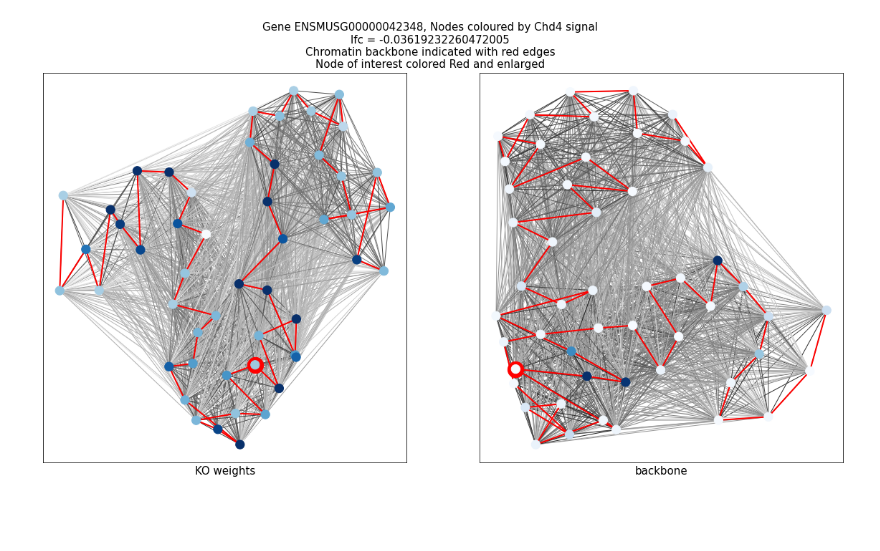
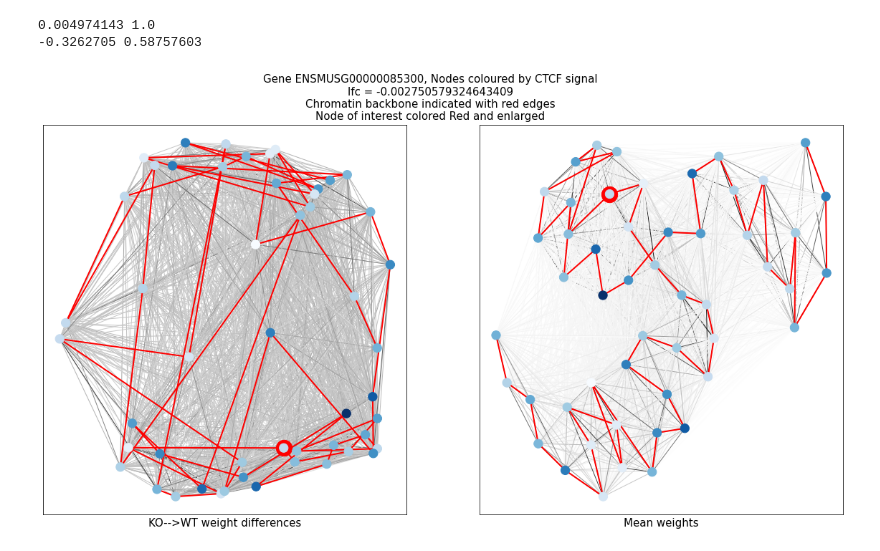
Before and after one commit to dhall1995/GrapHiC, a Jupyter notebook: Graph_visualisation.ipynb, the cells around one changed output. Saved outputs shown, nothing was run; the diff lists cells and outputs as text; code cells hidden in the pictures; blank space fills up the shorter version.

```diff
--- a/Graph_visualisation.ipynb
+++ b/Graph_visualisation.ipynb
@@ -42,10 +38,8 @@ def torch_to_nx(arch, fnames= fnames):
                    )
     G.add_edges_from([(arch.edge_index.numpy()[0,idx],
                        arch.edge_index.numpy()[1,idx],
-                     {'WT_weight': arch.edge_attr.numpy()[idx,0],
-                      'KO_weight': arch.edge_attr.numpy()[idx,1],
-                      'backbone': arch.edge_attr.numpy()[idx,2],
-                      }
+                     {'mean_weight': arch.edge_attr.numpy()[idx,0],
+                      'diff_weight': arch.edge_attr.numpy()[idx,1]}
                      ) for idx in np.arange(arch.edge_index.numpy().shape[1])
                      ])
 
@@ -59,7 +53,7 @@ def symlog(vec):
 
 def draw_graph(G,
                ax,
-               weight = 'WT_weight',
+               weight = 'mean_weight',
                color_nodes_by = 'Mbd3',
                node_cmap = 'Blues',
                edge_cmap = 'Reds',
@@ -90,6 +84,7 @@ def draw_graph(G,
                            )
 
     edge_weights = np.array([G[edge[0]][edge[1]][weight] for edge in G.edges()])
+    print(np.min(edge_weights),np.max(edge_weights))
     if log_edge_weight:
         edge_weights = symlog(edge_weights)
 
@@ -103,32 +98,39 @@ def draw_graph(G,
 
     nx.draw_networkx_edges(G,
                            pos,
-                           edgelist = [edge for edge in G.edges() if G[edge[0]][edge[1]]['backbone']==True],
+                           edgelist = [edge for edge in G.edges() if abs(edge[0]-edge[1])==1],
                            edge_color = 'red',
                            width = 2,
                            connectionstyle = 'arc3,rad=0.2',
                            ax = ax
                            )
+# %%
+DATASET = "Data/dset_15difffeatures_500kb_wayneRNAseq.pt"
+dset = torch.load(DATASET)
 # %%
 fig,ax = plt.subplots(1,2, figsize = (20,10))
-node_col_WT = '48h_Chd4'
-node_col_KO = 'KO_Chd4'
-idx = 59
-dat,name = torch_to_nx(train_dset[idx])
+node_col_mean = 'CTCF mean'
+node_col_diff = 'CTCF diff'
+idx = 0
+
+dat,name = torch_to_nx(dset[idx])
 draw_graph(dat,
            ax[1],
            color_nodes_by=node_col_WT,
-           weight = 'WT_weight'
+           weight = 'mean_weight',
+           log_edge_weight = True
           )
-ax[1].set_xlabel("backbone", size = 15)
+ax[1].set_xlabel("Mean weights", size = 15)
 
 draw_graph(dat,
            ax[0],
            color_nodes_by=node_col_KO,
-           weight = 'KO_weight')
-ax[0].set_xlabel("KO weights", size = 15)
+           weight = 'diff_weight')
+ax[0].set_xlabel("KO-->WT weight differences", size = 15)
 
-title = fig.suptitle(f"Gene {name}, Nodes coloured by Chd4 signal\nlfc = {train_dset[idx].y}\nChromatin backbone indicated with red edges\nNode of interest colored Red and enlarged",
+title = fig.suptitle(f"Gene {name}, Nodes coloured by CTCF signal\nlfc = {dset[idx].y}\nChromatin backbone indicated with red edges\nNode of interest colored Red and enlarged",
          size = 15)
 # %% [output]
+0.004974143 1.0
+-0.3262705 0.58757603
-[figure, old version]
+[figure, new version]
```
Also changed, not shown: parts of 3 cells of this notebook, 8 other files.
